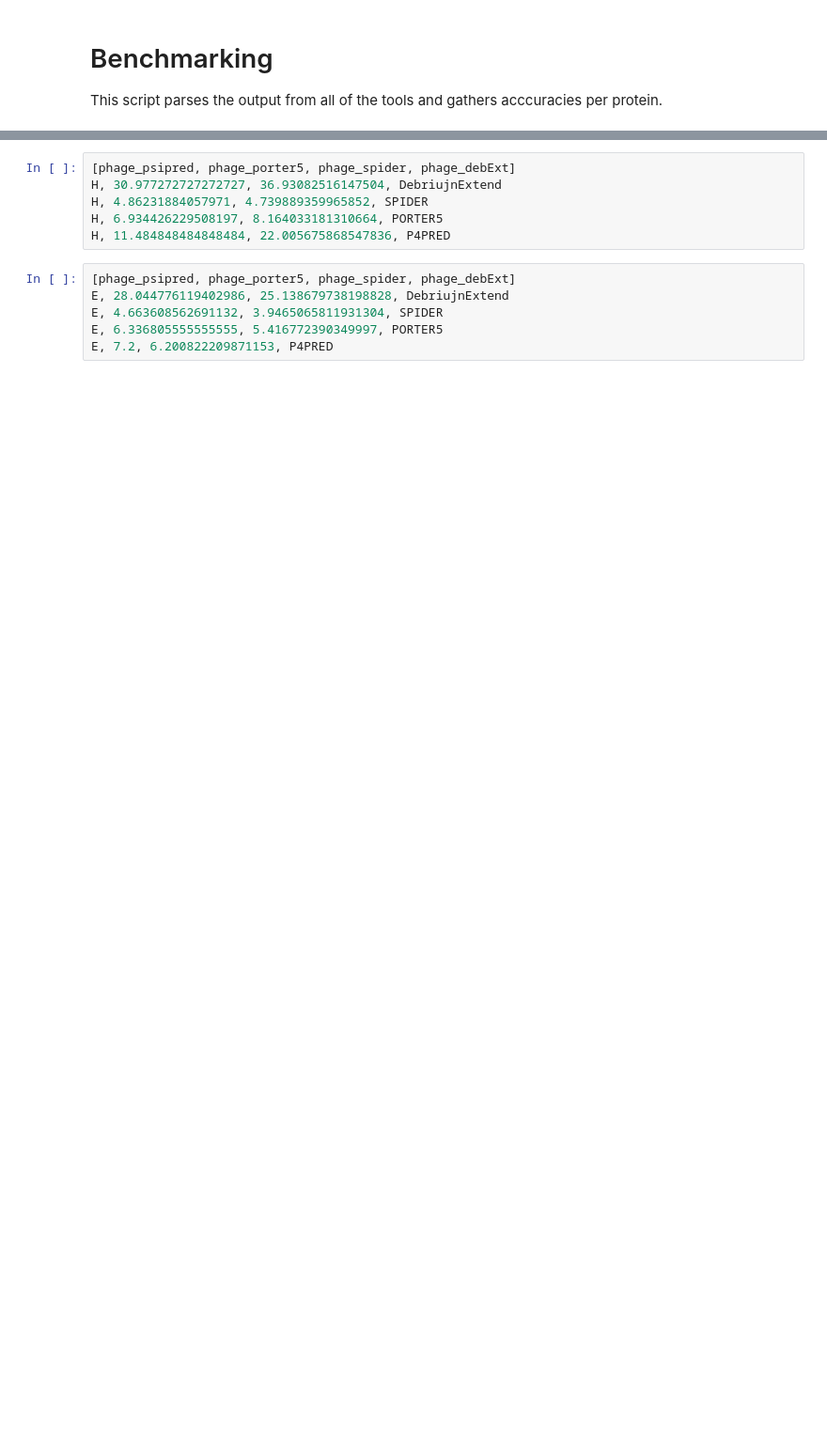
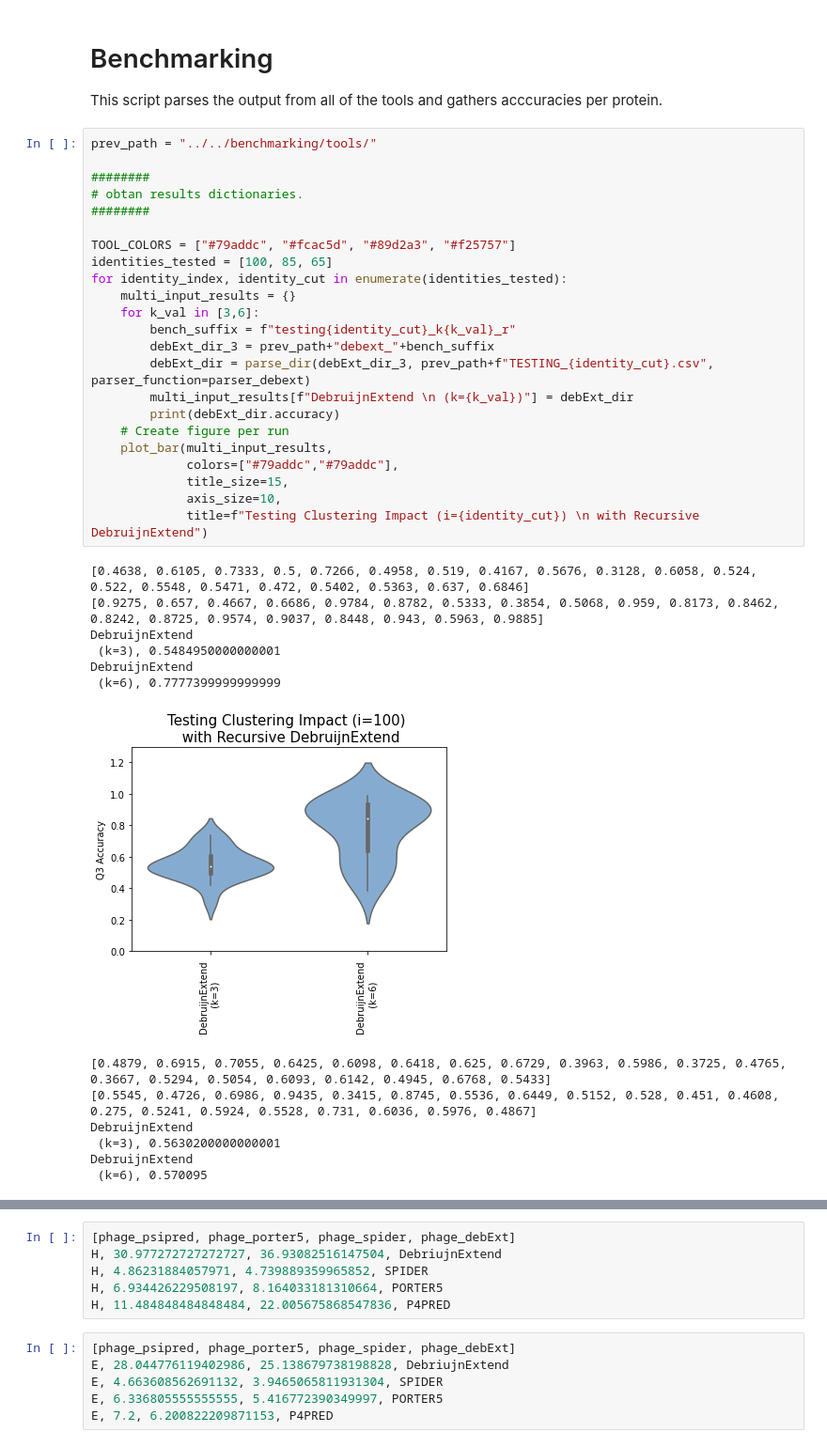
Before and after one commit to Dreycey/DebruijnExtend, a Jupyter notebook: src/py_notebooks/benchmarkinig_analysis.ipynb, the cells around one changed output, grey strips where cells are left out. Shown at 94% size. Cells and saved outputs as stored; diff of their text form; blank space fills up the shorter version.

```diff
--- a/src/py_notebooks/benchmarkinig_analysis.ipynb
+++ b/src/py_notebooks/benchmarkinig_analysis.ipynb
@@ -243,3 +470,40 @@ def plot_bar(multi_input_results):
 # Benchmarking
 
 This script parses the output from all of the tools and gathers acccuracies per protein.
+# %%
+prev_path = "../../benchmarking/tools/"
+
+########
+# obtan results dictionaries.
+########
+
+TOOL_COLORS = ["#79addc", "#fcac5d", "#89d2a3", "#f25757"]
+identities_tested = [100, 85, 65]
+for identity_index, identity_cut in enumerate(identities_tested):
+    multi_input_results = {}
+    for k_val in [3,6]:
+        bench_suffix = f"testing{identity_cut}_k{k_val}_r"
+        debExt_dir_3 = prev_path+"debext_"+bench_suffix
+        debExt_dir = parse_dir(debExt_dir_3, prev_path+f"TESTING_{identity_cut}.csv", parser_function=parser_debext)
+        multi_input_results[f"DebruijnExtend \n (k={k_val})"] = debExt_dir
+        print(debExt_dir.accuracy)
+    # Create figure per run
+    plot_bar(multi_input_results,
+             colors=["#79addc","#79addc"],
+             title_size=15,
+             axis_size=10,
+             title=f"Testing Clustering Impact (i={identity_cut}) \n with Recursive DebruijnExtend")
+# %% [output]
+[0.4638, 0.6105, 0.7333, 0.5, 0.7266, 0.4958, 0.519, 0.4167, 0.5676, 0.3128, 0.6058, 0.524, 0.522, 0.5548, 0.5471, 0.472, 0.5402, 0.5363, 0.637, 0.6846]
+[0.9275, 0.657, 0.4667, 0.6686, 0.9784, 0.8782, 0.5333, 0.3854, 0.5068, 0.959, 0.8173, 0.8462, 0.8242, 0.8725, 0.9574, 0.9037, 0.8448, 0.943, 0.5963, 0.9885]
+DebruijnExtend
+ (k=3), 0.5484950000000001
+DebruijnExtend
+ (k=6), 0.7777399999999999
+[figure, added]
+[0.4879, 0.6915, 0.7055, 0.6425, 0.6098, 0.6418, 0.625, 0.6729, 0.3963, 0.5986, 0.3725, 0.4765, 0.3667, 0.5294, 0.5054, 0.6093, 0.6142, 0.4945, 0.6768, 0.5433]
+[0.5545, 0.4726, 0.6986, 0.9435, 0.3415, 0.8745, 0.5536, 0.6449, 0.5152, 0.528, 0.451, 0.4608, 0.275, 0.5241, 0.5924, 0.5528, 0.731, 0.6036, 0.5976, 0.4867]
+DebruijnExtend
+ (k=3), 0.5630200000000001
+DebruijnExtend
+ (k=6), 0.570095
```
Also changed, not shown: parts of 15 cells of this notebook, 5 other files.
